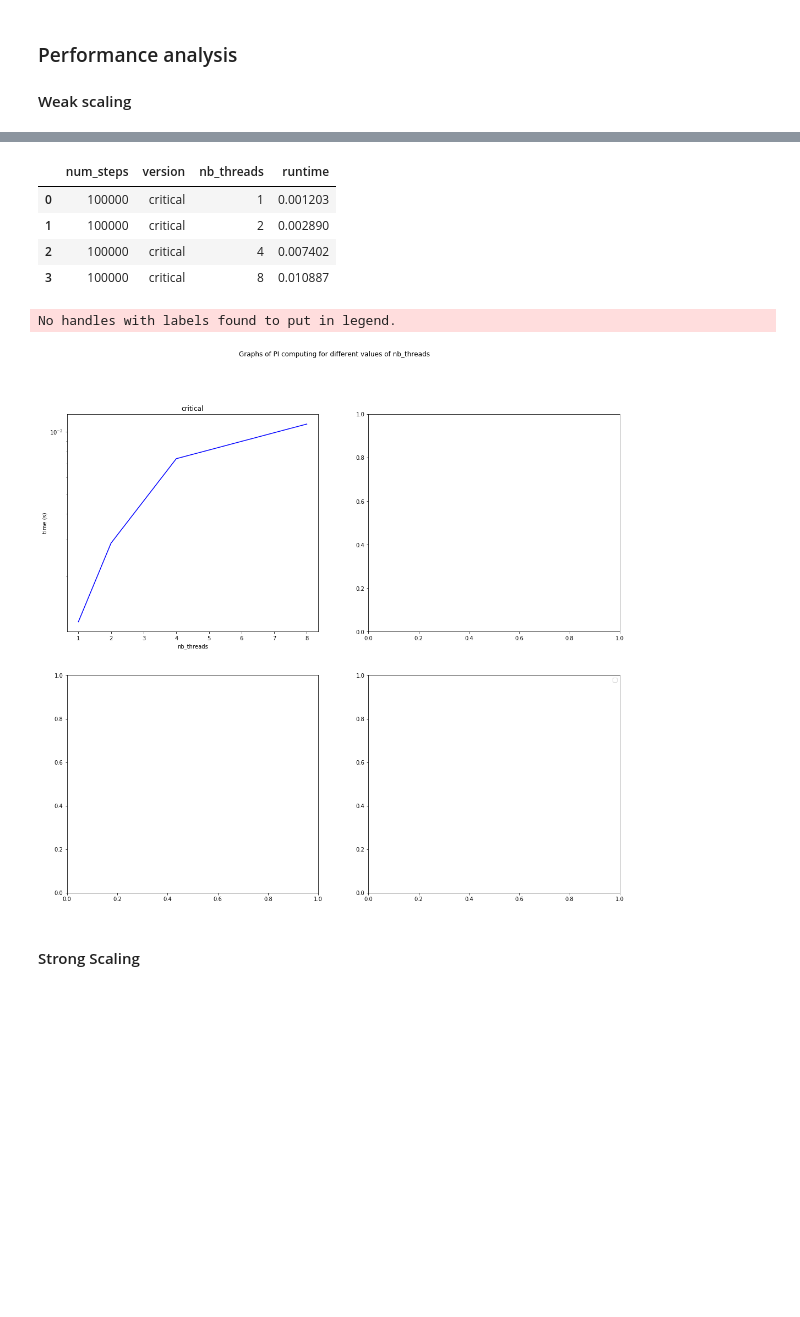
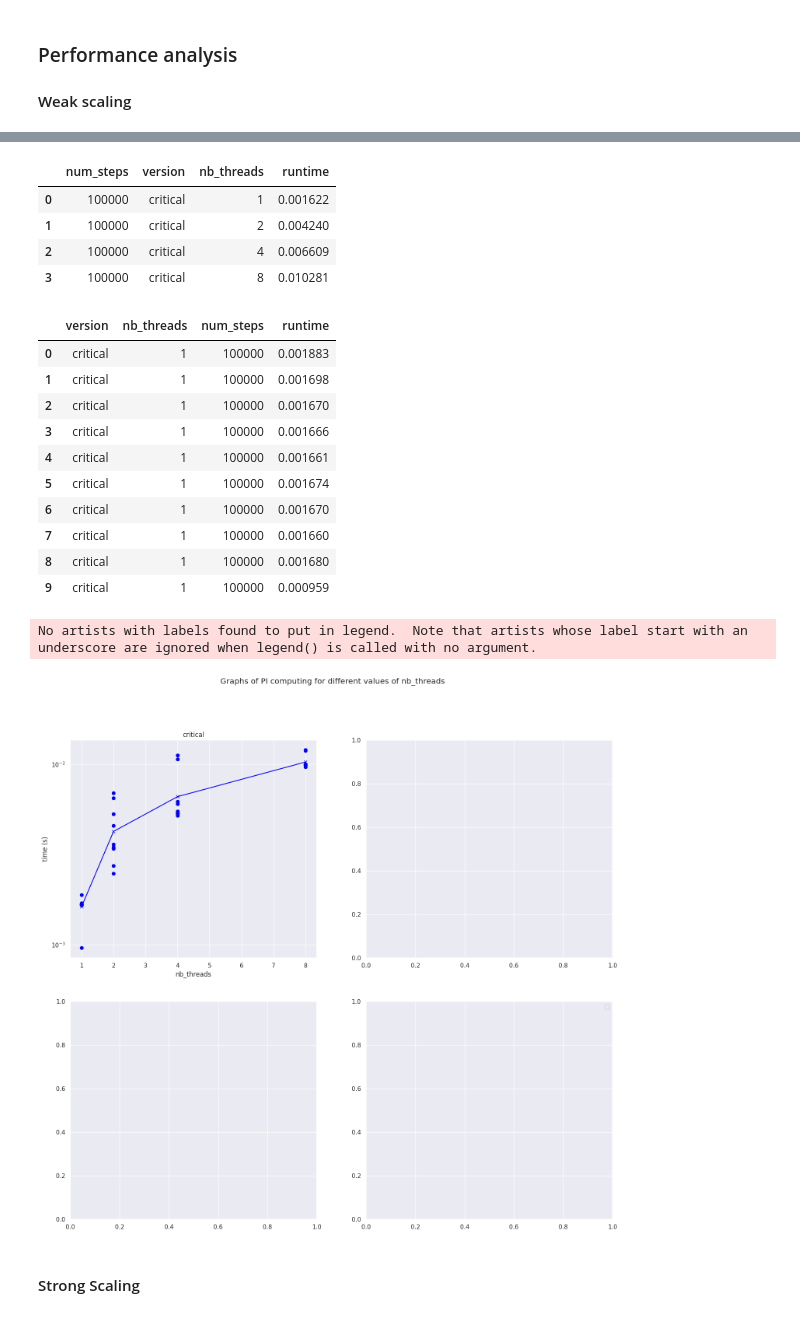
Before and after one commit to 0nyr/OT5_open_mp_optimization, a Jupyter notebook: part_1/openmp_tp.ipynb, the cells around one changed output, grey strips where cells are left out. Drawn from its saved outputs; the diff is of its cells as text; code cells hidden in the pictures; blank space fills up the shorter version.

```diff
--- a/part_1/openmp_tp.ipynb
+++ b/part_1/openmp_tp.ipynb
@@ -75,33 +75,55 @@ from IPython.display import display
 from numpy import genfromtxt
 import itertools
 import pandas as pd
+import seaborn as sns
 
 import warnings
 warnings.filterwarnings('ignore')
 
+sns.set()
 
 
-df = pd.read_csv(csv_result_file,
-    header=0 # line of header
-    ,dtype=csv_headers)
+df = pd.read_csv(
+    csv_result_file,
+    header=0, # line number of header
+    dtype=csv_headers
+)
 display(df.head(10))
 
 # display graphs
 fig, axes = plt.subplots(2, 2, figsize=(18,16))
 fig.suptitle("Graphs of PI computing for different values of nb_threads")
 
-nb_different_num_steps = len(df['num_steps'].unique())
+unique_nb_steps = df['num_steps'].unique()
+nb_different_num_steps = len(unique_nb_steps)
 for i in range(nb_different_num_steps):
-    df_plot = df[(df['num_steps'] == int(num_steps))]
-    df_plot = df_plot[df_plot['version'] == "atomic"]
-
+    current_num_steps = int(unique_nb_steps[i])
+    df_plot = df[(df['num_steps'] == current_num_steps)]
     mean_stats = df.groupby(['num_steps','version','nb_threads']).mean().reset_index()
     display(mean_stats.head(10))
 
-    axes[0][0].plot(mean_stats['nb_threads'], mean_stats['runtime'],linestyle="solid",color=color_num_steps[num_steps])
-    axes[0][0].set(yscale="log",xlabel="nb_threads",ylabel="time (s)",title="critical")
-    #    plt.gca().legend(("nb_threads","runtime (s)"))
-    axes[0][0].scatter(df_plot['nb_threads'], df_plot['runtime'],color=color_num_steps[num_steps])
+    # first graph: critical
+    graph_version = "critical"
+    df_plot_0 = df_plot[df_plot['version'] == "critical"]
+    display(df_plot.head(10))
+    axes[0][0].plot(
+        mean_stats['nb_threads'],
+        mean_stats['runtime'],
+        linestyle="solid",
+        color=color_num_steps[current_num_steps],
+        marker='x',
+    )
+    axes[0][0].set(
+        yscale="log",
+        xlabel="nb_threads",
+        ylabel="time (s)",
+        title=graph_version
+    )
+    axes[0][0].scatter(
+        df_plot_0['nb_threads'],
+        df_plot_0['runtime'],
+        color=color_num_steps[current_num_steps]
+    )
 
     # df_plot = df[(df['num_steps'] == num_steps) & (df['version'] == "reduce")]
     # mean_stats = df_plot.groupby(['num_steps','version','nb_threads']).mean().reset_index()
@@ -128,10 +150,21 @@ plt.show()
 |  | num_steps | version | nb_threads | runtime |
-| 0 | 100000 | critical | 1 | 0.001203 |
-| 1 | 100000 | critical | 2 | 0.002890 |
-| 2 | 100000 | critical | 4 | 0.007402 |
-| 3 | 100000 | critical | 8 | 0.010887 |
+| 0 | 100000 | critical | 1 | 0.001622 |
+| 1 | 100000 | critical | 2 | 0.004240 |
+| 2 | 100000 | critical | 4 | 0.006609 |
+| 3 | 100000 | critical | 8 | 0.010281 |
+|  | version | nb_threads | num_steps | runtime |
+| 0 | critical | 1 | 100000 | 0.001883 |
+| 1 | critical | 1 | 100000 | 0.001698 |
+| 2 | critical | 1 | 100000 | 0.001670 |
+| 3 | critical | 1 | 100000 | 0.001666 |
+| 4 | critical | 1 | 100000 | 0.001661 |
+| 5 | critical | 1 | 100000 | 0.001674 |
+| 6 | critical | 1 | 100000 | 0.001670 |
+| 7 | critical | 1 | 100000 | 0.001660 |
+| 8 | critical | 1 | 100000 | 0.001680 |
+| 9 | critical | 1 | 100000 | 0.000959 |
-No handles with labels found to put in legend.
+No artists with labels found to put in legend.  Note that artists whose label start with an underscore are ignored when legend() is called with no argument.
-[figure, old version]
+[figure, new version]
 # %% [markdown]
 #### Strong Scaling
 # %% [markdown]
```
Also changed, not shown: parts of 1 cell of this notebook, 7 other files.
